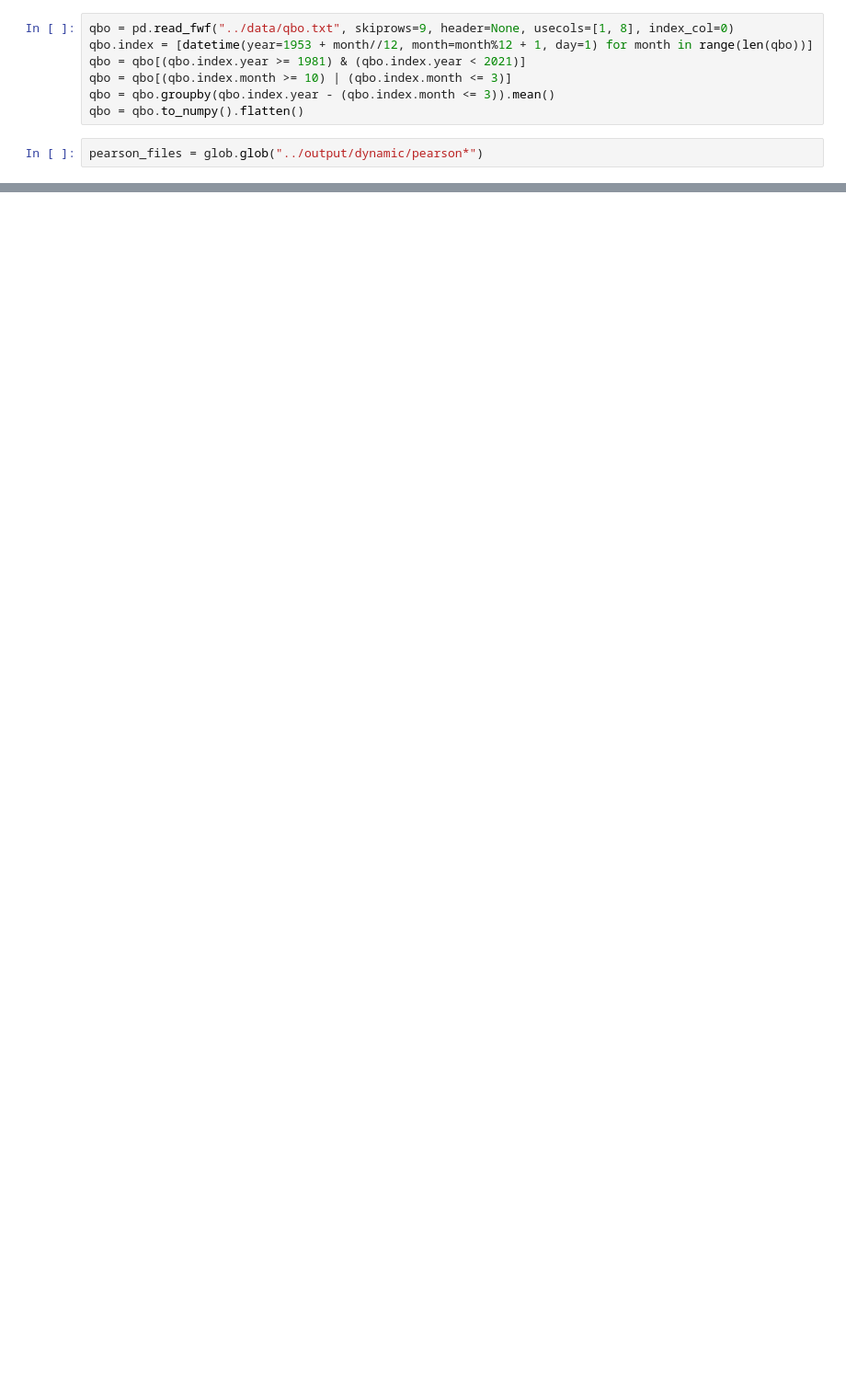
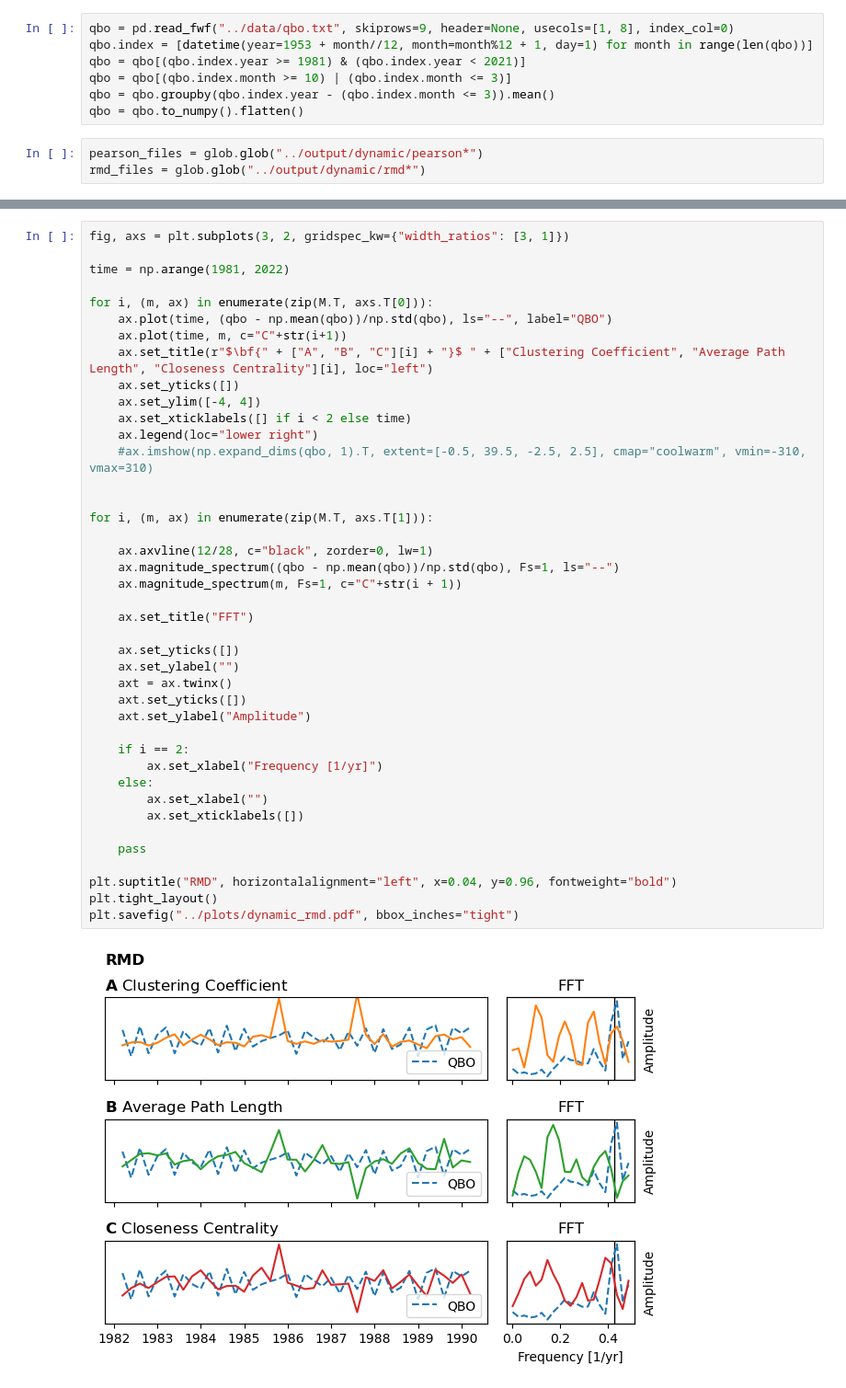
Before and after one commit to david-strahl/quasibi-europe, a Jupyter notebook: code/07_dynamic_network.ipynb, the cells around one changed output, grey strips where cells are left out. Shown at 92% size. Saved outputs shown, nothing was run; the diff lists cells and outputs as text; blank space fills up the shorter version.

```diff
--- a/code/07_dynamic_network.ipynb
+++ b/code/07_dynamic_network.ipynb
@@ -18,3 +19,4 @@ qbo = qbo.groupby(qbo.index.year - (qbo.index.month <= 3)).mean()
 qbo = qbo.to_numpy().flatten()
 # %%
 pearson_files = glob.glob("../output/dynamic/pearson*")
+rmd_files = glob.glob("../output/dynamic/rmd*")
@@ -70,0 +112,43 @@ plt.savefig("../plots/dynamic.pdf", bbox_inches="tight")
+# %%
+fig, axs = plt.subplots(3, 2, gridspec_kw={"width_ratios": [3, 1]})
+
+time = np.arange(1981, 2022)
+
+for i, (m, ax) in enumerate(zip(M.T, axs.T[0])):
+    ax.plot(time, (qbo - np.mean(qbo))/np.std(qbo), ls="--", label="QBO")
+    ax.plot(time, m, c="C"+str(i+1))
+    ax.set_title(r"$\bf{" + ["A", "B", "C"][i] + "}$ " + ["Clustering Coefficient", "Average Path Length", "Closeness Centrality"][i], loc="left")
+    ax.set_yticks([])
+    ax.set_ylim([-4, 4])
+    ax.set_xticklabels([] if i < 2 else time)
+    ax.legend(loc="lower right")
+    #ax.imshow(np.expand_dims(qbo, 1).T, extent=[-0.5, 39.5, -2.5, 2.5], cmap="coolwarm", vmin=-310, vmax=310)
+
+
+for i, (m, ax) in enumerate(zip(M.T, axs.T[1])):
+
+    ax.axvline(12/28, c="black", zorder=0, lw=1)
+    ax.magnitude_spectrum((qbo - np.mean(qbo))/np.std(qbo), Fs=1, ls="--")
+    ax.magnitude_spectrum(m, Fs=1, c="C"+str(i + 1))
+
+    ax.set_title("FFT")
+
+    ax.set_yticks([])
+    ax.set_ylabel("")
+    axt = ax.twinx()
+    axt.set_yticks([])
+    axt.set_ylabel("Amplitude")
+
+    if i == 2:
+        ax.set_xlabel("Frequency [1/yr]")
+    else:
+        ax.set_xlabel("")
+        ax.set_xticklabels([])
+
+    pass
+
+plt.suptitle("RMD", horizontalalignment="left", x=0.04, y=0.96, fontweight="bold")
+plt.tight_layout()
+plt.savefig("../plots/dynamic_rmd.pdf", bbox_inches="tight")
+# %% [output]
+[figure, added]
```
Also changed, not shown: parts of 6 cells of this notebook, 12 other files.
